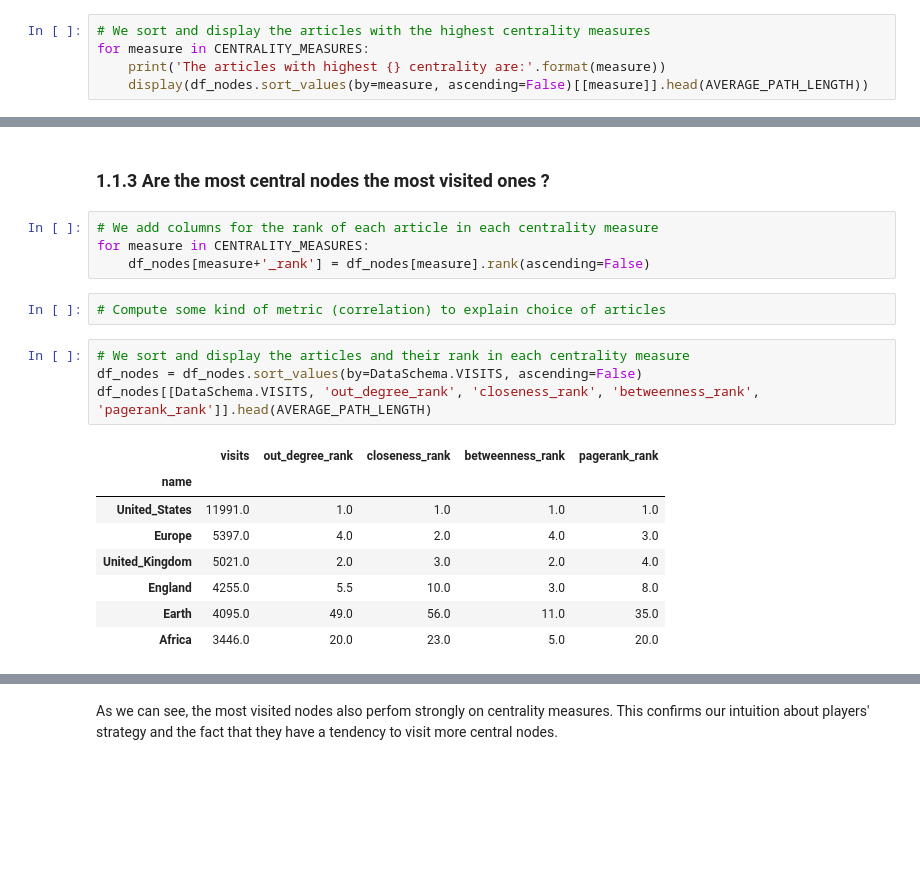
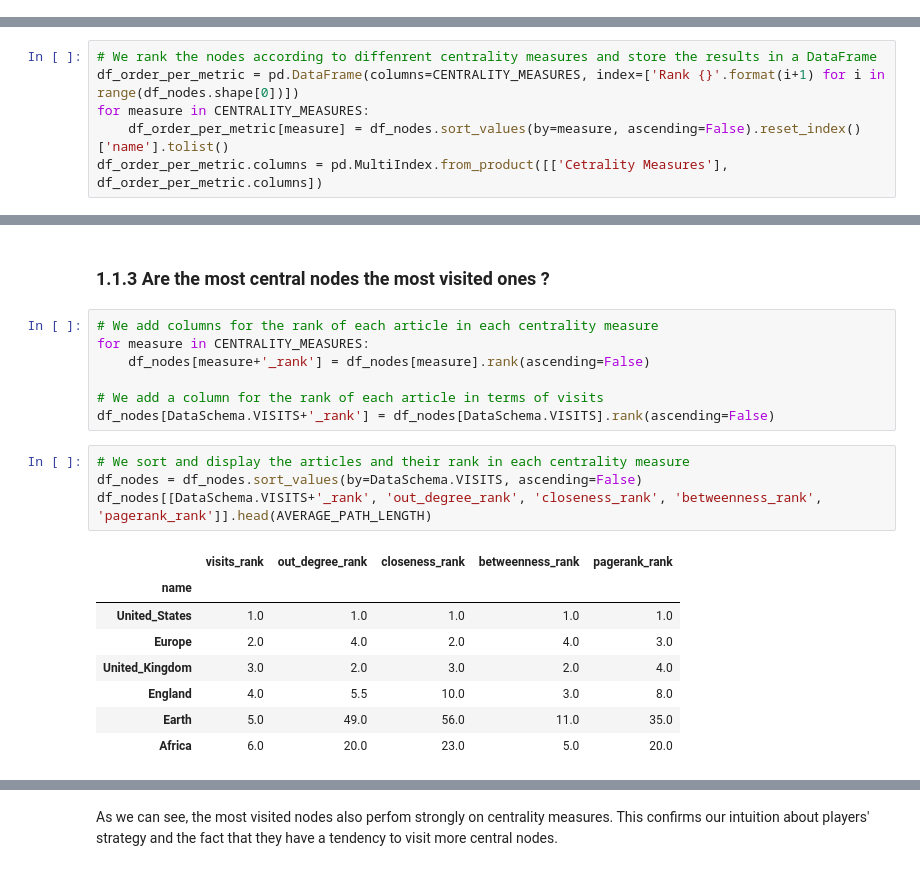
Before and after one commit to khalilacheche/ada-2022-project-adaes, a Jupyter notebook: How_Predictable_Are_Humans.ipynb, the cells around one changed output, grey strips where cells are left out. Cells and saved outputs as stored; diff of their text form; blank space fills up the shorter version.

```diff
--- a/How_Predictable_Are_Humans.ipynb
+++ b/How_Predictable_Are_Humans.ipynb
@@ -95,5 +100,0 @@ class DataSchema :
-# %%
-# We sort and display the articles with the highest centrality measures
-for measure in CENTRALITY_MEASURES:
-    print('The articles with highest {} centrality are:'.format(measure))
-    display(df_nodes.sort_values(by=measure, ascending=False)[[measure]].head(AVERAGE_PATH_LENGTH))
@@ -136,0 +101,6 @@ The articles with highest betweenness centrality are:
+# %%
+# We rank the nodes according to diffenrent centrality measures and store the results in a DataFrame
+df_order_per_metric = pd.DataFrame(columns=CENTRALITY_MEASURES, index=['Rank {}'.format(i+1) for i in range(df_nodes.shape[0])])
+for measure in CENTRALITY_MEASURES:
+    df_order_per_metric[measure] = df_nodes.sort_values(by=measure, ascending=False).reset_index()['name'].tolist()
+df_order_per_metric.columns = pd.MultiIndex.from_product([['Cetrality Measures'], df_order_per_metric.columns])
@@ -156,18 +140,19 @@ The most visited nodes are :
 # We add columns for the rank of each article in each centrality measure
 for measure in CENTRALITY_MEASURES:
     df_nodes[measure+'_rank'] = df_nodes[measure].rank(ascending=False)
+
+# We add a column for the rank of each article in terms of visits
+df_nodes[DataSchema.VISITS+'_rank'] = df_nodes[DataSchema.VISITS].rank(ascending=False)
-# %%
-# Compute some kind of metric (correlation) to explain choice of articles
 # %%
 # We sort and display the articles and their rank in each centrality measure
 df_nodes = df_nodes.sort_values(by=DataSchema.VISITS, ascending=False)
-df_nodes[[DataSchema.VISITS, 'out_degree_rank', 'closeness_rank', 'betweenness_rank', 'pagerank_rank']].head(AVERAGE_PATH_LENGTH)
+df_nodes[[DataSchema.VISITS+'_rank', 'out_degree_rank', 'closeness_rank', 'betweenness_rank', 'pagerank_rank']].head(AVERAGE_PATH_LENGTH)
 # %% [output]
-|  | visits | out_degree_rank | closeness_rank | betweenness_rank | pagerank_rank |
+|  | visits_rank | out_degree_rank | closeness_rank | betweenness_rank | pagerank_rank |
 | name |  |  |  |  |  |
-| United_States | 11991.0 | 1.0 | 1.0 | 1.0 | 1.0 |
-| Europe | 5397.0 | 4.0 | 2.0 | 4.0 | 3.0 |
-| United_Kingdom | 5021.0 | 2.0 | 3.0 | 2.0 | 4.0 |
-| England | 4255.0 | 5.5 | 10.0 | 3.0 | 8.0 |
-| Earth | 4095.0 | 49.0 | 56.0 | 11.0 | 35.0 |
-| Africa | 3446.0 | 20.0 | 23.0 | 5.0 | 20.0 |
+| United_States | 1.0 | 1.0 | 1.0 | 1.0 | 1.0 |
+| Europe | 2.0 | 4.0 | 2.0 | 4.0 | 3.0 |
+| United_Kingdom | 3.0 | 2.0 | 3.0 | 2.0 | 4.0 |
+| England | 4.0 | 5.5 | 10.0 | 3.0 | 8.0 |
+| Earth | 5.0 | 49.0 | 56.0 | 11.0 | 35.0 |
+| Africa | 6.0 | 20.0 | 23.0 | 5.0 | 20.0 |
```
Also changed, not shown: parts of 42 cells of this notebook, 3 other files.
